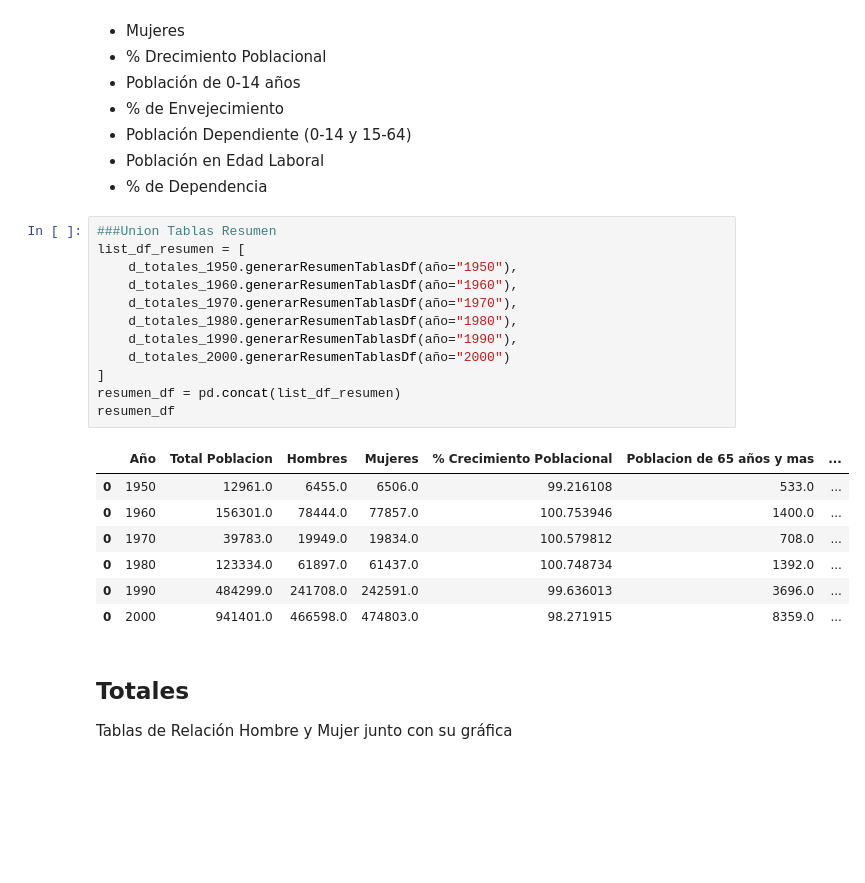
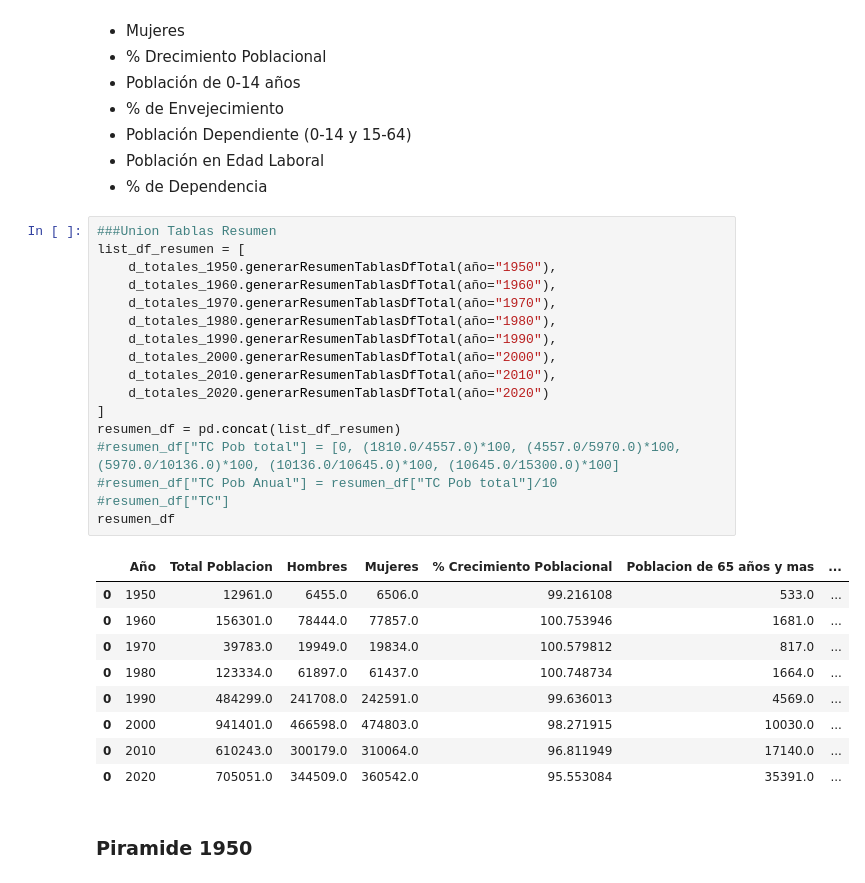
Before and after one commit to galigaribaldi/EconomiaMaestria, a Jupyter notebook: Concentrado.ipynb, the cells around one changed output. Cells and saved outputs as stored; diff of their text form; blank space fills up the shorter version.

Commit message:
Resumenes

```diff
--- a/Concentrado.ipynb
+++ b/Concentrado.ipynb
@@ -104,24 +123,30 @@ Tablas donde se describen los siguientes datos:
 # %%
 ###Union Tablas Resumen
 list_df_resumen = [
-    d_totales_1950.generarResumenTablasDf(año="1950"),
-    d_totales_1960.generarResumenTablasDf(año="1960"),
-    d_totales_1970.generarResumenTablasDf(año="1970"),
-    d_totales_1980.generarResumenTablasDf(año="1980"),
-    d_totales_1990.generarResumenTablasDf(año="1990"),
-    d_totales_2000.generarResumenTablasDf(año="2000")
+    d_totales_1950.generarResumenTablasDfTotal(año="1950"),
+    d_totales_1960.generarResumenTablasDfTotal(año="1960"),
+    d_totales_1970.generarResumenTablasDfTotal(año="1970"),
+    d_totales_1980.generarResumenTablasDfTotal(año="1980"),
+    d_totales_1990.generarResumenTablasDfTotal(año="1990"),
+    d_totales_2000.generarResumenTablasDfTotal(año="2000"),
+    d_totales_2010.generarResumenTablasDfTotal(año="2010"),
+    d_totales_2020.generarResumenTablasDfTotal(año="2020")
 ]
 resumen_df = pd.concat(list_df_resumen)
+#resumen_df["TC Pob total"] = [0, (1810.0/4557.0)*100, (4557.0/5970.0)*100, (5970.0/10136.0)*100, (10136.0/10645.0)*100, (10645.0/15300.0)*100]
+#resumen_df["TC Pob Anual"] = resumen_df["TC Pob total"]/10
+#resumen_df["TC"]
 resumen_df
 # %% [output]
 |  | Año | Total Poblacion | Hombres | Mujeres | % Crecimiento Poblacional | Poblacion de 65 años y mas | ... |
 | 0 | 1950 | 12961.0 | 6455.0 | 6506.0 | 99.216108 | 533.0 | ... |
-| 0 | 1960 | 156301.0 | 78444.0 | 77857.0 | 100.753946 | 1400.0 | ... |
-| 0 | 1970 | 39783.0 | 19949.0 | 19834.0 | 100.579812 | 708.0 | ... |
-| 0 | 1980 | 123334.0 | 61897.0 | 61437.0 | 100.748734 | 1392.0 | ... |
-| 0 | 1990 | 484299.0 | 241708.0 | 242591.0 | 99.636013 | 3696.0 | ... |
-| 0 | 2000 | 941401.0 | 466598.0 | 474803.0 | 98.271915 | 8359.0 | ... |
+| 0 | 1960 | 156301.0 | 78444.0 | 77857.0 | 100.753946 | 1681.0 | ... |
+| 0 | 1970 | 39783.0 | 19949.0 | 19834.0 | 100.579812 | 817.0 | ... |
+| 0 | 1980 | 123334.0 | 61897.0 | 61437.0 | 100.748734 | 1664.0 | ... |
+| 0 | 1990 | 484299.0 | 241708.0 | 242591.0 | 99.636013 | 4569.0 | ... |
+| 0 | 2000 | 941401.0 | 466598.0 | 474803.0 | 98.271915 | 10030.0 | ... |
+| 0 | 2010 | 610243.0 | 300179.0 | 310064.0 | 96.811949 | 17140.0 | ... |
+| 0 | 2020 | 705051.0 | 344509.0 | 360542.0 | 95.553084 | 35391.0 | ... |
-# %% [markdown]
-## Totales
-Tablas de Relación Hombre y Mujer junto con su gráfica
+# %% [markdown]
+### Piramide 1950
 # %%
```
Also changed, not shown: parts of 23 cells of this notebook, 39 other files.
